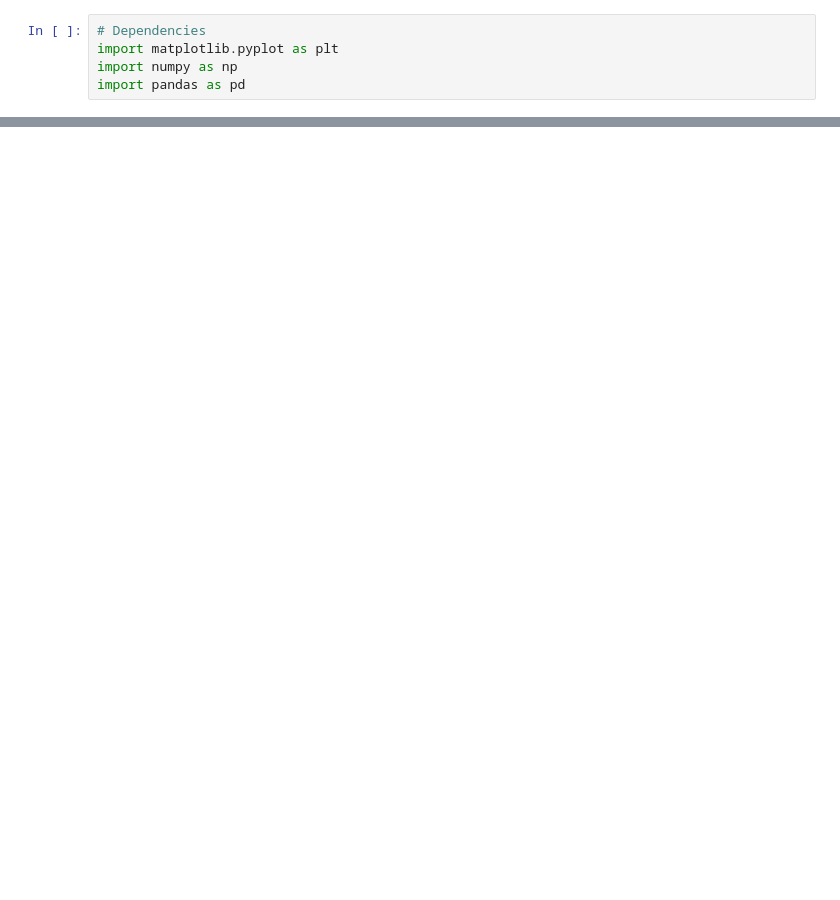
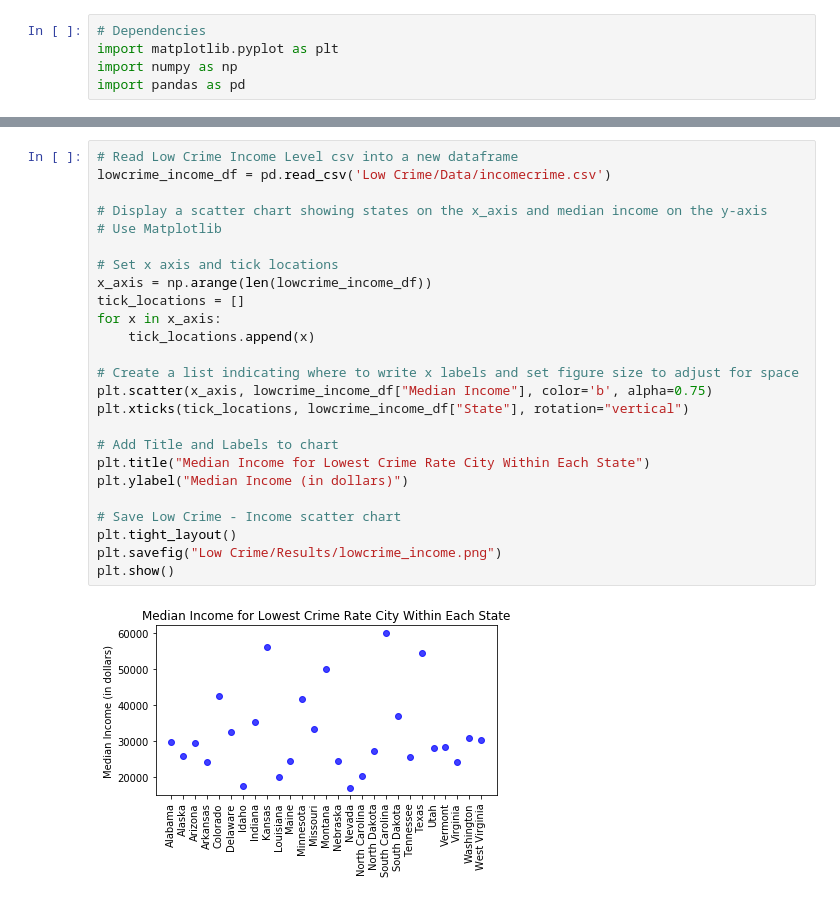
Before and after one commit to temidayo1234/National_ViolentCrime_Analysis, a Jupyter notebook: Analysis/demographic-charts.ipynb, the cells around one changed output, grey strips where cells are left out. Cells and saved outputs as stored; diff of their text form; blank space fills up the shorter version.

```diff
--- a/Analysis/demographic-charts.ipynb
+++ b/Analysis/demographic-charts.ipynb
@@ -852,0 +19,27 @@ plt.savefig("High Crime/Results/hichcrime_schoolenrollment.png")
+# %%
+# Read Low Crime Income Level csv into a new dataframe
+lowcrime_income_df = pd.read_csv('Low Crime/Data/incomecrime.csv')
+
+# Display a scatter chart showing states on the x_axis and median income on the y-axis
+# Use Matplotlib
+
+# Set x axis and tick locations
+x_axis = np.arange(len(lowcrime_income_df))
+tick_locations = []
+for x in x_axis:
+    tick_locations.append(x)
+
+# Create a list indicating where to write x labels and set figure size to adjust for space
+plt.scatter(x_axis, lowcrime_income_df["Median Income"], color='b', alpha=0.75)
+plt.xticks(tick_locations, lowcrime_income_df["State"], rotation="vertical")
+
+# Add Title and Labels to chart
+plt.title("Median Income for Lowest Crime Rate City Within Each State")
+plt.ylabel("Median Income (in dollars)")
+
+# Save Low Crime - Income scatter chart
+plt.tight_layout()
+plt.savefig("Low Crime/Results/lowcrime_income.png")
+plt.show()
+# %% [output]
+[figure, added]
```
Also changed, not shown: parts of 44 cells of this notebook, 41 other files.
